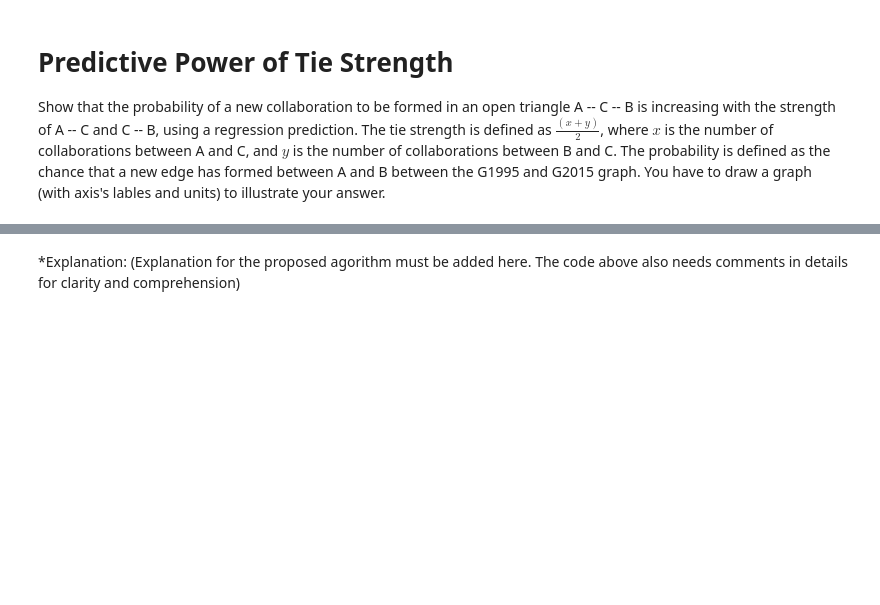
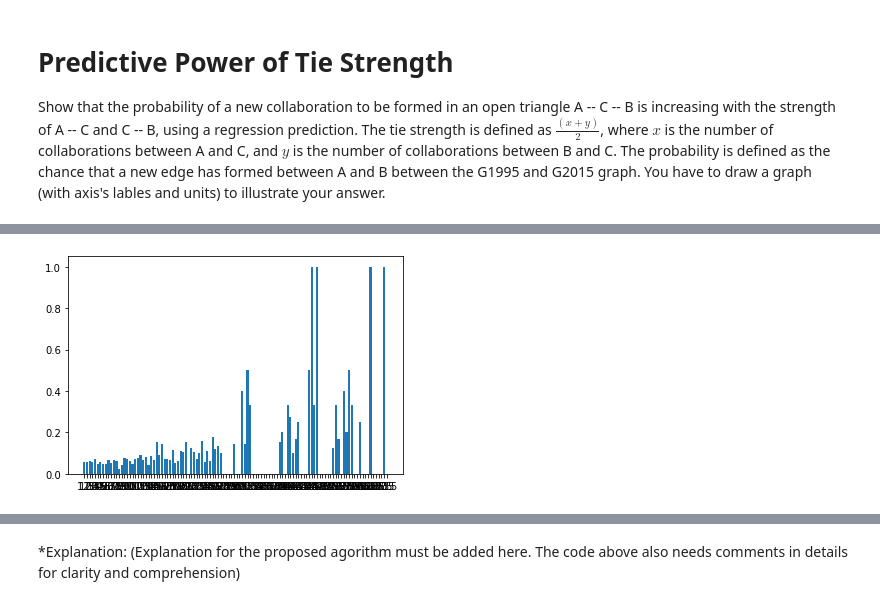
Before and after one commit to damon022002/MOD10-Web-Science, a Jupyter notebook: week1/WS_week1_project/week1_project.ipynb, the cells around one changed output, grey strips where cells are left out. Cells and saved outputs as stored; diff of their text form; code cells hidden in the pictures; blank space fills up the shorter version.

Commit message:
only need to polish graph and last one

```diff
--- a/week1/WS_week1_project/week1_project.ipynb
+++ b/week1/WS_week1_project/week1_project.ipynb
@@ -85,0 +80,84 @@ Show that the probability of a new collaboration to be formed in an open triangl
+# %%
+# BEGIN SOLUTION
+#search open triangles
+diction = []
+for person in G1995.nodes():
+  neighbors = list(G1995[person].keys())
+  for i in range(len(neighbors)):
+      for j in range(i+1, len(neighbors)):
+        Node1 =  neighbors[i]
+        Node2 =  neighbors[j]
+        if not Node1 in G1995[Node2]:       #so neigh 1 and 2 of X are not neighbors with each other
+          diction.append([Node1, person ,Node2])
+
+for triangle in diction:
+  tie_weight = 0
+  neighbors = G1995[triangle[1]]
+  for neighbor in neighbors:
+    if neighbor in triangle:
+      tie_weight = float(neighbors.get(neighbor).get(0).get('weight')) + tie_weight
+  triangle.append(tie_weight/2)
+
+print(diction)
+#check tie strength
+
+
+
+#later check if there was a connection
+# diction = ["A", "b", "C",10]
+
+for triangle in diction:
+    Node1 = triangle[0]
+    Node2 = triangle[2]
+    triangle.append(int(Node1 in G2015[Node2]))
+     #so neigh 1 and 2 of X are not neighbors after 20 years
+print(diction)
+# diction = ["A", "b", "C",10, True]
+
+# assume no deletion of edges
+
+dictionA = {}
+for triangle in diction:
+    # print(triangle[4])
+    if dictionA.get(triangle[3]) == None:
+        dictionA[triangle[3]] = [triangle[4]]
+    else:
+        # print(dictionA.get(triangle[3]))
+        dictionA[triangle[3]] = dictionA.get(triangle[3]) + [triangle[4]]
+
+print(dictionA)
+print(dictionA.keys())
+
+#probs:
+dictProb = {}
+for key in sorted(dictionA.keys()):
+  dictProb[key] = sum(dictionA.get(key))/ len(dictionA.get(key))
+print(dictProb)
+
+names = list(dictProb.keys())
+values = list(dictProb.values())
+
+plt.bar(range(len(dictionA)), values, tick_label=names)
+plt.show()
+
+#plot with scatterplot
+
+# http://faculty.cas.usf.edu/mbrannick/regression/regbas.html
+#create basic scatterplot
+
+x = np.array(list(dictProb.keys()))
+y = np.array(list(dictProb.values()))
+plt.plot(x, y, 'o')
+
+#obtain m (slope) and b(intercept) of linear regression line
+m, b = np.polyfit(x, y, 1)
+print(m)
+print(b)
+#add linear regression line to scatterplot
+plt.plot(x, m*x+b)
+
+# END SOLUTION
+
+
+# END SOLUTION
+# %% [output]
@@ -85,0 +165 @@ Show that the probability of a new collaboration to be formed in an open triangl
+[figure, added]
```
Also changed, not shown: parts of 10 cells of this notebook.
